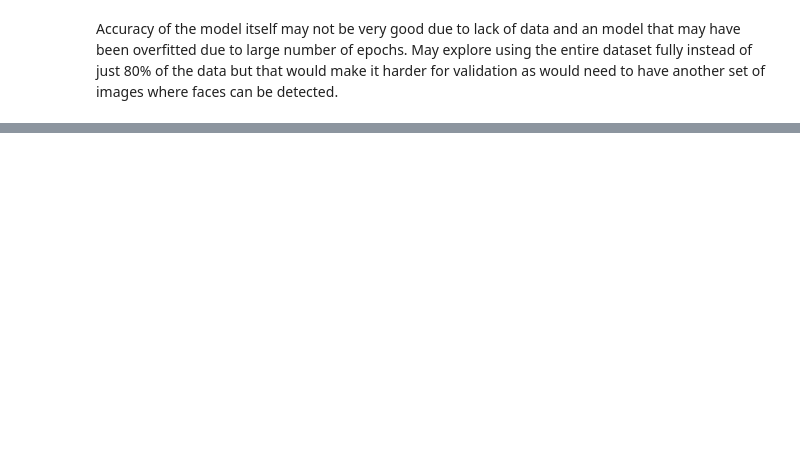
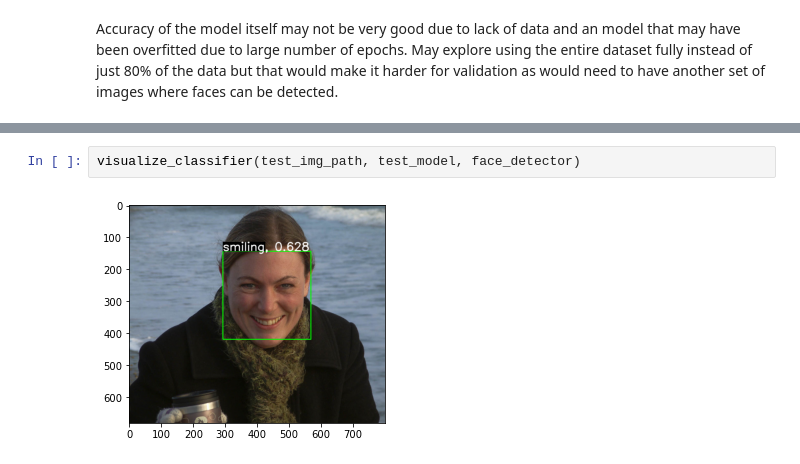
Before and after one commit to NurmanZahin/smile_detector, a Jupyter notebook: notebooks/Smile Detection.ipynb, the cells around one changed output, grey strips where cells are left out. Cells and saved outputs as stored; diff of their text form; blank space fills up the shorter version.

```diff
--- a/notebooks/Smile Detection.ipynb
+++ b/notebooks/Smile Detection.ipynb
@@ -181,0 +135,4 @@ print(type(smile_detector))
+# %%
+visualize_classifier(test_img_path, test_model, face_detector)
+# %% [output]
+[figure, added]
```
Also changed, not shown: parts of 20 cells of this notebook, 4 other files.
